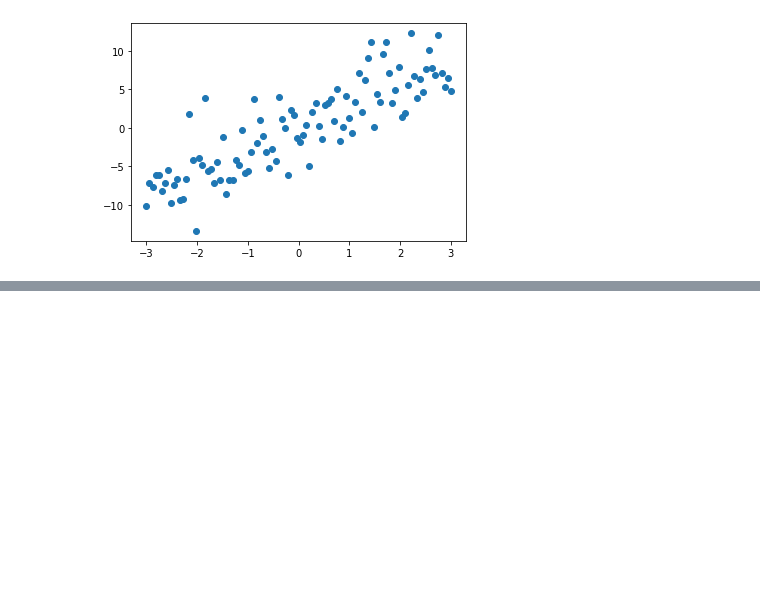
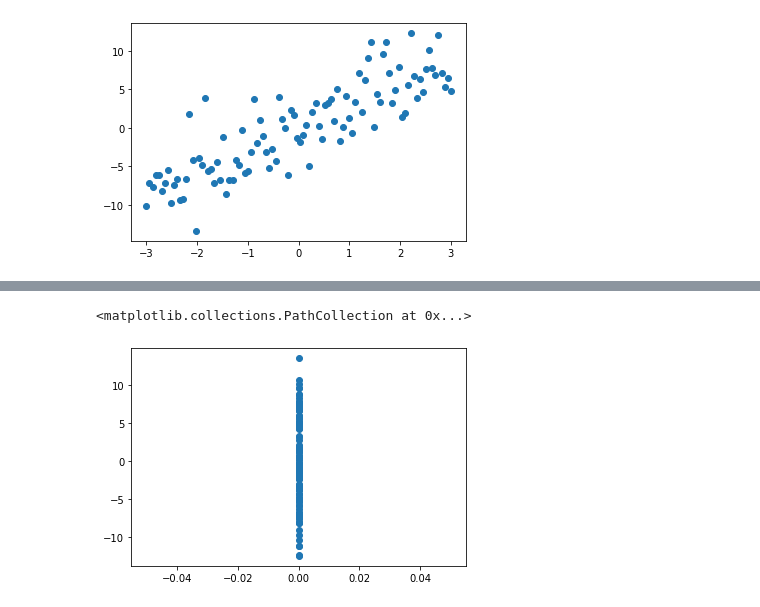
Before and after one commit to psalazarg02/MetodosComputacionales20222, a Jupyter notebook: Week15/Covarianza.ipynb, the cells around one changed output, grey strips where cells are left out. Drawn from its saved outputs; the diff is of its cells as text; code cells hidden in the pictures; blank space fills up the shorter version.

```diff
--- a/Week15/Covarianza.ipynb
+++ b/Week15/Covarianza.ipynb
@@ -80,0 +110,3 @@ array([[ 3.09152137,  8.82101855],
+# %%
+T_data = np.dot(data,vectores.T[1])
+T_data
@@ -80,0 +131,9 @@ array([[ 3.09152137,  8.82101855],
+# %%
+M = np.zeros((len(T_data),2))
+M[:,1] = T_data
+#print(M)
+# %%
+plt.scatter(M[:,0],M[:,1])
+# %% [output]
+<matplotlib.collections.PathCollection at 0x...>
+[figure, added]
```
Also changed, not shown: parts of 24 cells of this notebook.
